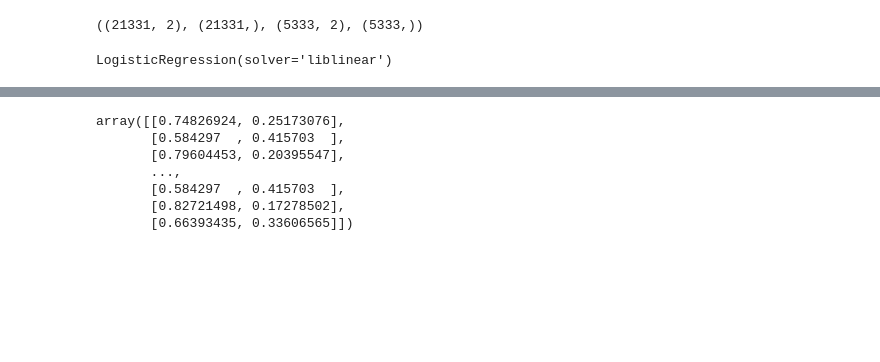
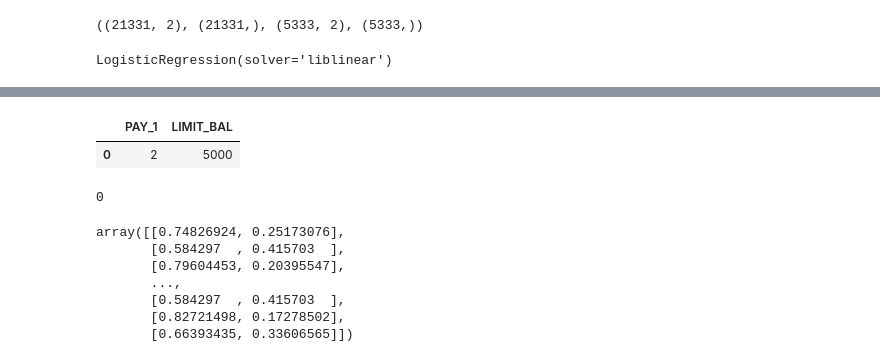
Before and after one commit to Thikshaya555/TECHNOCOLABS-INTERNSHIP-, a Jupyter notebook: fitting_logistic_regression.ipynb, the cells around one changed output, grey strips where cells are left out. Cells and saved outputs as stored; diff of their text form; code cells hidden in the pictures; blank space fills up the shorter version.

```diff
--- a/fitting_logistic_regression.ipynb
+++ b/fitting_logistic_regression.ipynb
@@ -418,3 +476,13 @@ array([0, 0, 0, 0, 0])
+# %%
+b=pd.DataFrame(a,columns=['PAY_1','LIMIT_BAL'])
+b
+# %% [output]
+|  | PAY_1 | LIMIT_BAL |
+| 0 | 2 | 5000 |
+# %%
+lr_model.predict(b)[0]
+# %% [output]
+0
 # %%
 y_proba = lr_model.predict_proba(X_test)
 y_proba
```
Also changed, not shown: parts of 7 cells of this notebook.
